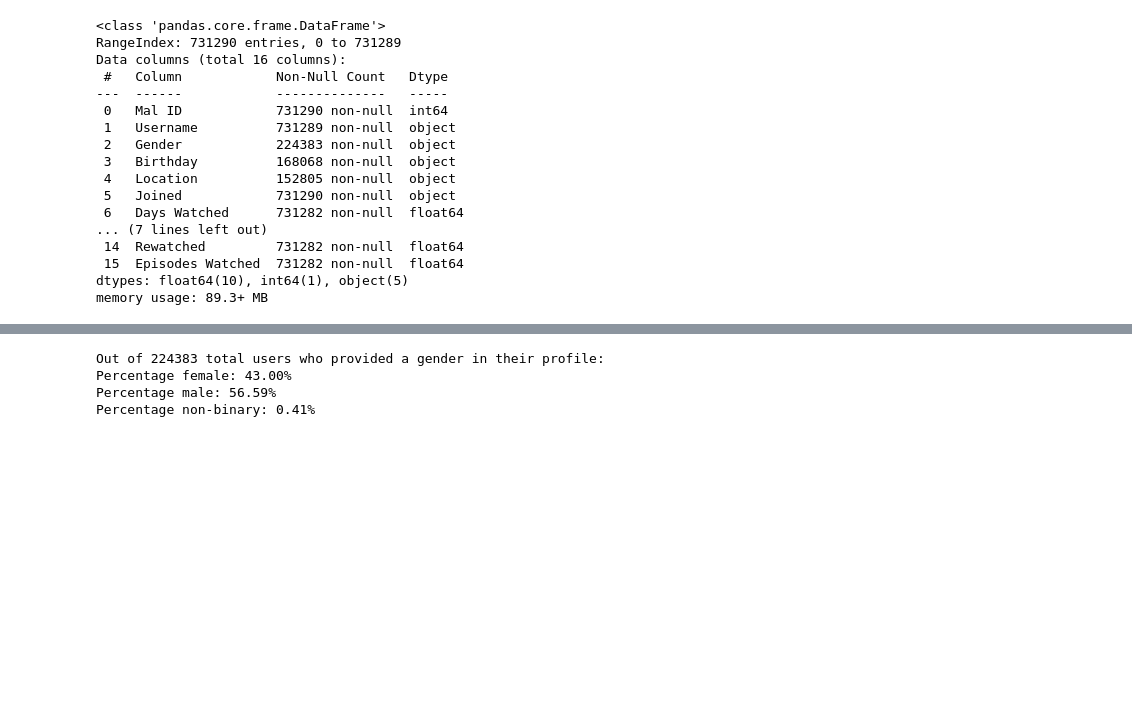
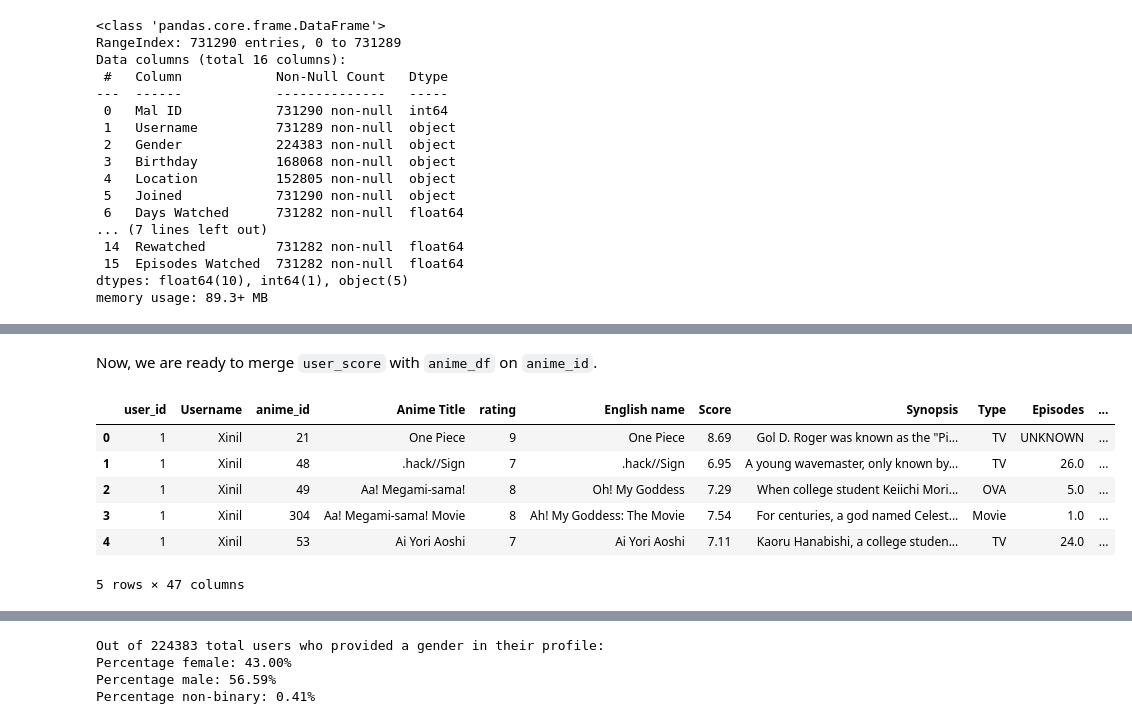
Before and after one commit to eraiken/Springboard, a Jupyter notebook: Unit 29/Anime storytelling.ipynb, the cells around one changed output, grey strips where cells are left out. Drawn from its saved outputs; the diff is of its cells as text; code cells hidden in the pictures; blank space fills up the shorter version.

```diff
--- a/Unit 29/Anime storytelling.ipynb
+++ b/Unit 29/Anime storytelling.ipynb
@@ -54,0 +376,3 @@ memory usage: 89.3+ MB
+# %%
+# Reassign anime_df_clean to anime_df
+anime_df = anime_df_clean
@@ -54,0 +382,20 @@ memory usage: 89.3+ MB
+# %%
+# Create a list of valid anime_ids based on what is in anime_df
+valid_anime_ids = anime_df['anime_id'].unique()
+# %%
+# Filter user_score to contain anime_ids that are only in our valid_anime_ids list
+user_score = user_score[user_score['anime_id'].isin(valid_anime_ids)]
+# %% [markdown]
+Now, we are ready to merge `user_score` with `anime_df` on `anime_id`.
+# %%
+merged_df = pd.merge(user_score, anime_df, on='anime_id', how='left')
+# %%
+merged_df.head()
+# %% [output]
+|  | user_id | Username | anime_id | Anime Title | rating | English name | Score | Synopsis | Type | Episodes | ... |
+| 0 | 1 | Xinil | 21 | One Piece | 9 | One Piece | 8.69 | Gol D. Roger was known as the "Pi... | TV | UNKNOWN | ... |
+| 1 | 1 | Xinil | 48 | .hack//Sign | 7 | .hack//Sign | 6.95 | A young wavemaster, only known by... | TV | 26.0 | ... |
+| 2 | 1 | Xinil | 49 | Aa! Megami-sama! | 8 | Oh! My Goddess | 7.29 | When college student Keiichi Mori... | OVA | 5.0 | ... |
+| 3 | 1 | Xinil | 304 | Aa! Megami-sama! Movie | 8 | Ah! My Goddess: The Movie | 7.54 | For centuries, a god named Celest... | Movie | 1.0 | ... |
+| 4 | 1 | Xinil | 53 | Ai Yori Aoshi | 7 | Ai Yori Aoshi | 7.11 | Kaoru Hanabishi, a college studen... | TV | 24.0 | ... |
+5 rows × 47 columns
```
Also changed, not shown: parts of 69 cells of this notebook.
